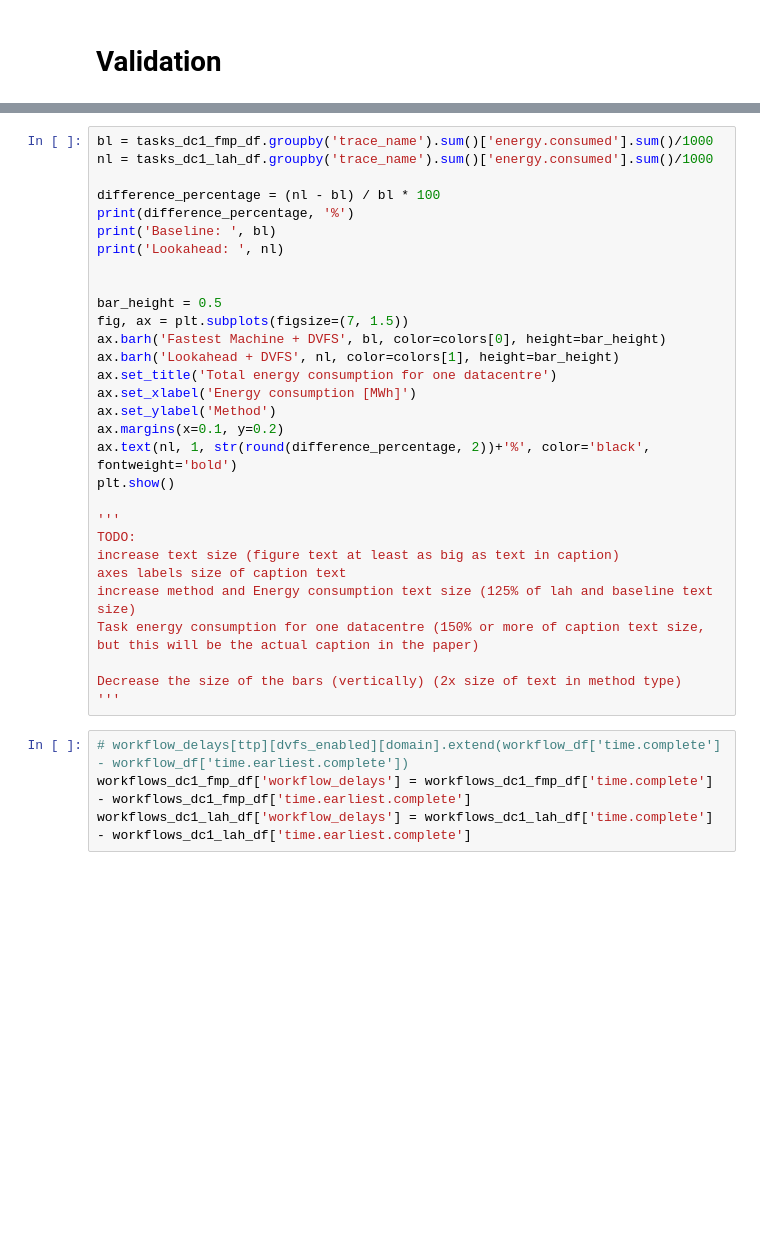
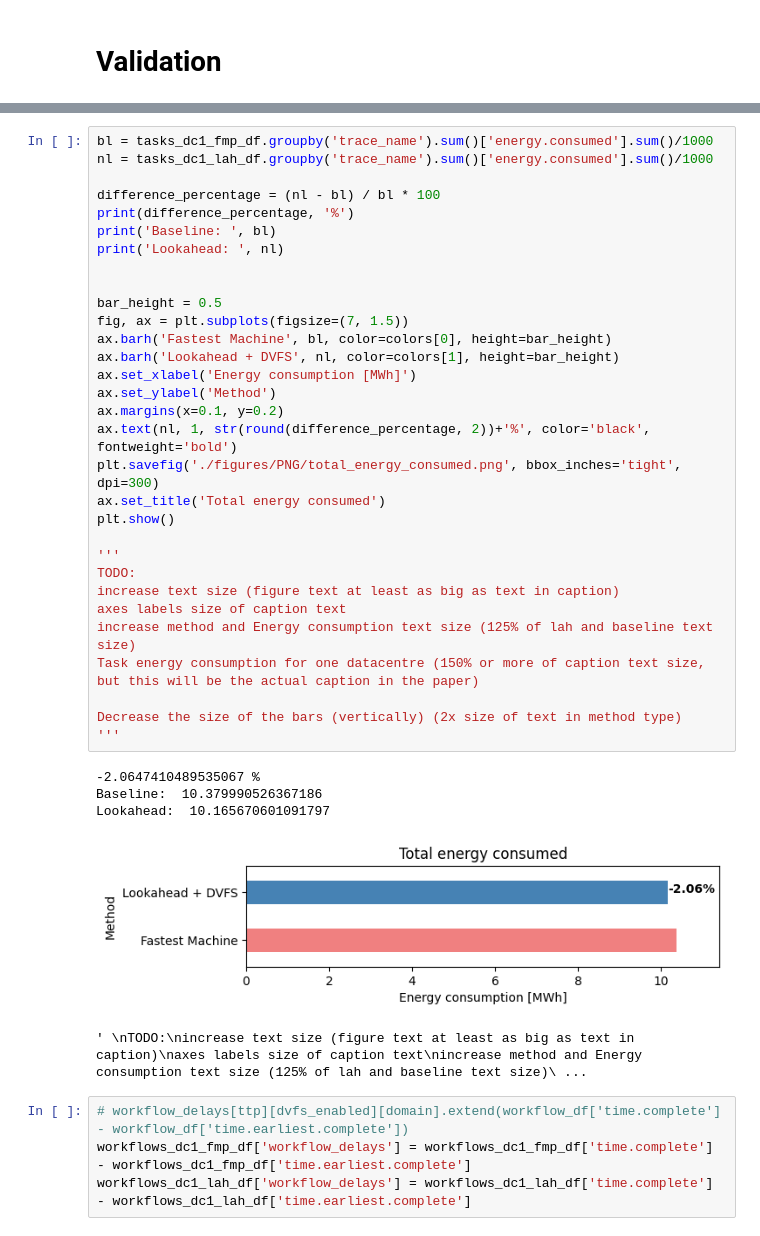
Before and after one commit to Raiduy/gdc-energy-efficiency-analysis, a Jupyter notebook: experiment_result_processing.ipynb, the cells around one changed output, grey strips where cells are left out. Drawn from its saved outputs; the diff is of its cells as text; blank space fills up the shorter version.

Commit message:
add figures

```diff
--- a/experiment_result_processing.ipynb
+++ b/experiment_result_processing.ipynb
@@ -122,33 +214,40 @@ tasks_dc1_lah_df.groupby('trace_name').sum()['energy.consumed'].describe()
 # %%
 bl = tasks_dc1_fmp_df.groupby('trace_name').sum()['energy.consumed'].sum()/1000
 nl = tasks_dc1_lah_df.groupby('trace_name').sum()['energy.consumed'].sum()/1000
 
 difference_percentage = (nl - bl) / bl * 100
 print(difference_percentage, '%')
 print('Baseline: ', bl)
 print('Lookahead: ', nl)
 
 
 bar_height = 0.5
 fig, ax = plt.subplots(figsize=(7, 1.5))
-ax.barh('Fastest Machine + DVFS', bl, color=colors[0], height=bar_height)
+ax.barh('Fastest Machine', bl, color=colors[0], height=bar_height)
 ax.barh('Lookahead + DVFS', nl, color=colors[1], height=bar_height)
-ax.set_title('Total energy consumption for one datacentre')
 ax.set_xlabel('Energy consumption [MWh]')
 ax.set_ylabel('Method')
 ax.margins(x=0.1, y=0.2)
 ax.text(nl, 1, str(round(difference_percentage, 2))+'%', color='black', fontweight='bold')
+plt.savefig('./figures/PNG/total_energy_consumed.png', bbox_inches='tight', dpi=300)
+ax.set_title('Total energy consumed')
 plt.show()
 
 '''
 TODO:
 increase text size (figure text at least as big as text in caption)
 axes labels size of caption text
 increase method and Energy consumption text size (125% of lah and baseline text size)
 Task energy consumption for one datacentre (150% or more of caption text size, but this will be the actual caption in the paper)
 
 Decrease the size of the bars (vertically) (2x size of text in method type)
 '''
+# %% [output]
+-2.0647410489535067 %
+Baseline:  10.379990526367186
+Lookahead:  10.165670601091797
+[figure, added]
+' \nTODO:\nincrease text size (figure text at least as big as text in caption)\naxes labels size of caption text\nincrease method and Energy consumption text size (125% of lah and baseline text size)\ ...
 # %%
 # workflow_delays[ttp][dvfs_enabled][domain].extend(workflow_df['time.complete'] - workflow_df['time.earliest.complete'])
 workflows_dc1_fmp_df['workflow_delays'] = workflows_dc1_fmp_df['time.complete'] - workflows_dc1_fmp_df['time.earliest.complete']
```
Also changed, not shown: parts of 21 cells of this notebook, 2 other files.
